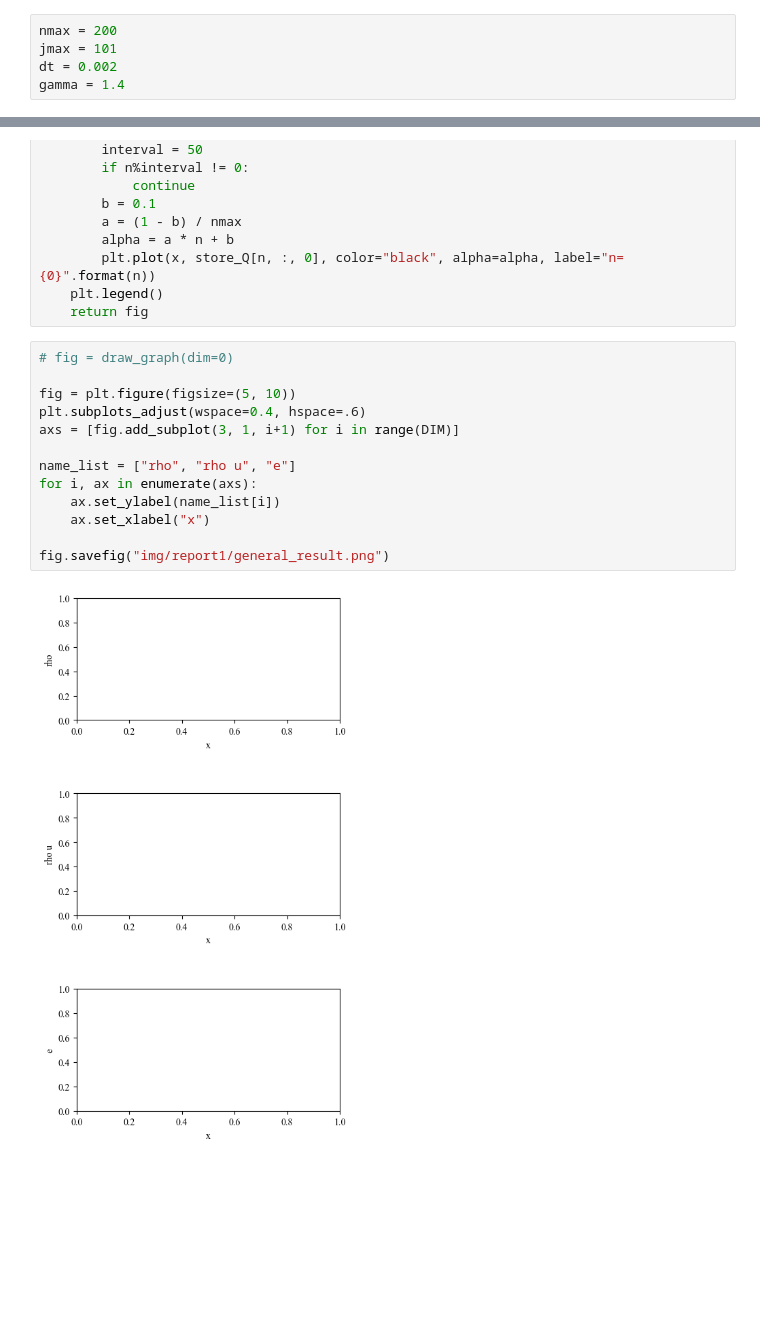
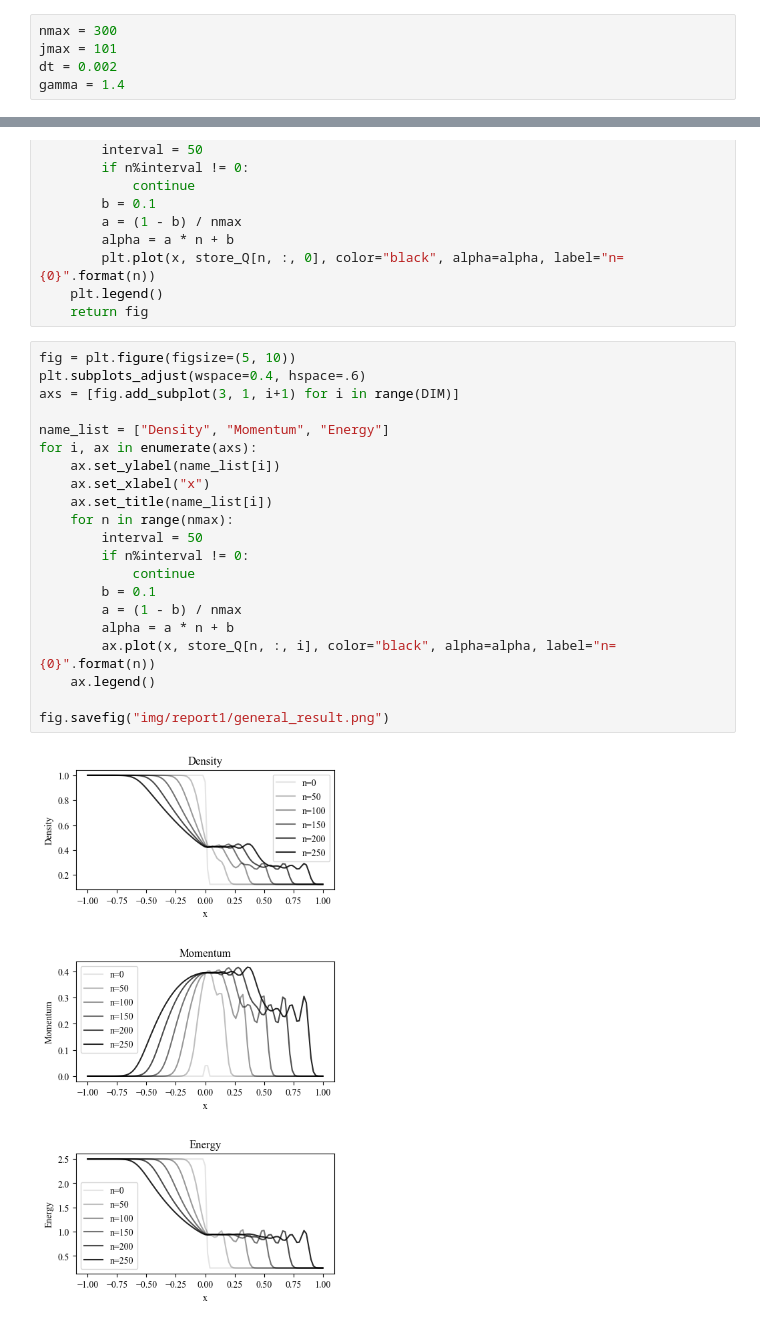
Before and after one commit to Ayumu-Nono/Report-CFD, a Jupyter notebook: final-report/report1.ipynb, the cells around one changed output, grey strips where cells are left out. Saved outputs shown, nothing was run; the diff lists cells and outputs as text; blank space fills up the shorter version.

```diff
--- a/final-report/report1.ipynb
+++ b/final-report/report1.ipynb
@@ -4,7 +4,7 @@
 import numpy as np
 import matplotlib.pyplot as plt
 # %%
-nmax = 200
+nmax = 300
 jmax = 101
 dt = 0.002
 gamma = 1.4
@@ -115,17 +115,25 @@ def draw_graph(dim):
     plt.legend()
     return fig
 # %%
-# fig = draw_graph(dim=0)
-
 fig = plt.figure(figsize=(5, 10))
 plt.subplots_adjust(wspace=0.4, hspace=.6)
 axs = [fig.add_subplot(3, 1, i+1) for i in range(DIM)]
 
-name_list = ["rho", "rho u", "e"]
+name_list = ["Density", "Momentum", "Energy"]
 for i, ax in enumerate(axs):
     ax.set_ylabel(name_list[i])
     ax.set_xlabel("x")
+    ax.set_title(name_list[i])
+    for n in range(nmax):
+        interval = 50
+        if n%interval != 0:
+            continue
+        b = 0.1
+        a = (1 - b) / nmax
+        alpha = a * n + b
+        ax.plot(x, store_Q[n, :, i], color="black", alpha=alpha, label="n={0}".format(n))
+    ax.legend()
 
 fig.savefig("img/report1/general_result.png")
 # %% [output]
-[figure, old version]
+[figure, new version]
```
Also changed, not shown: parts of 2 cells of this notebook, 1 other file.
